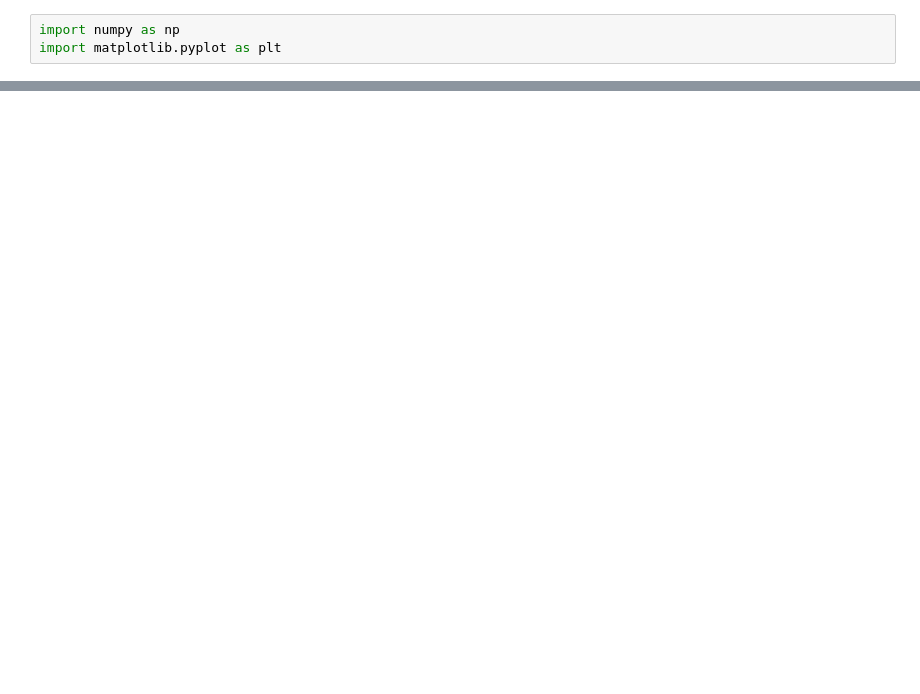
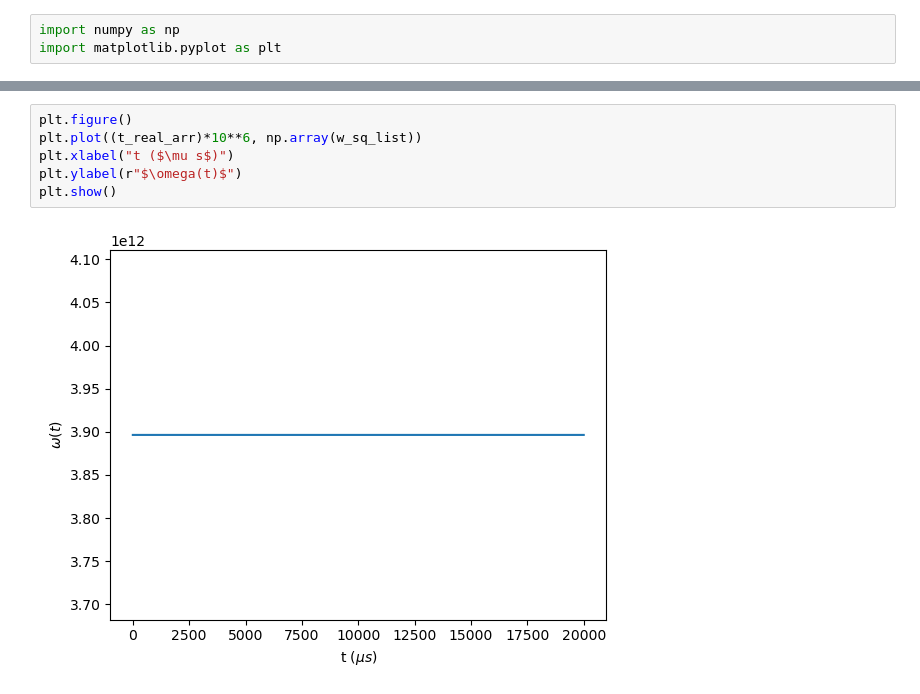
Before and after one commit to madelynrahimi/QuIPS, a Jupyter notebook: fall_2025/code/parametric_feedback.ipynb, the cells around one changed output, grey strips where cells are left out. Saved outputs shown, nothing was run; the diff lists cells and outputs as text; blank space fills up the shorter version.

```diff
--- a/fall_2025/code/parametric_feedback.ipynb
+++ b/fall_2025/code/parametric_feedback.ipynb
@@ -172,3 +154,11 @@ plt.show()
+# %%
+plt.figure()
+plt.plot((t_real_arr)*10**6, np.array(w_sq_list))
+plt.xlabel("t ($\mu s$)")
+plt.ylabel(r"$\omega(t)$")
+plt.show()
+# %% [output]
+[figure, added]
 # %%
 plt.figure()
 plt.plot((t_real_arr)*10**6, np.array(phi_p_rot_list))
```
Also changed, not shown: parts of 6 cells of this notebook, 12 other files.
